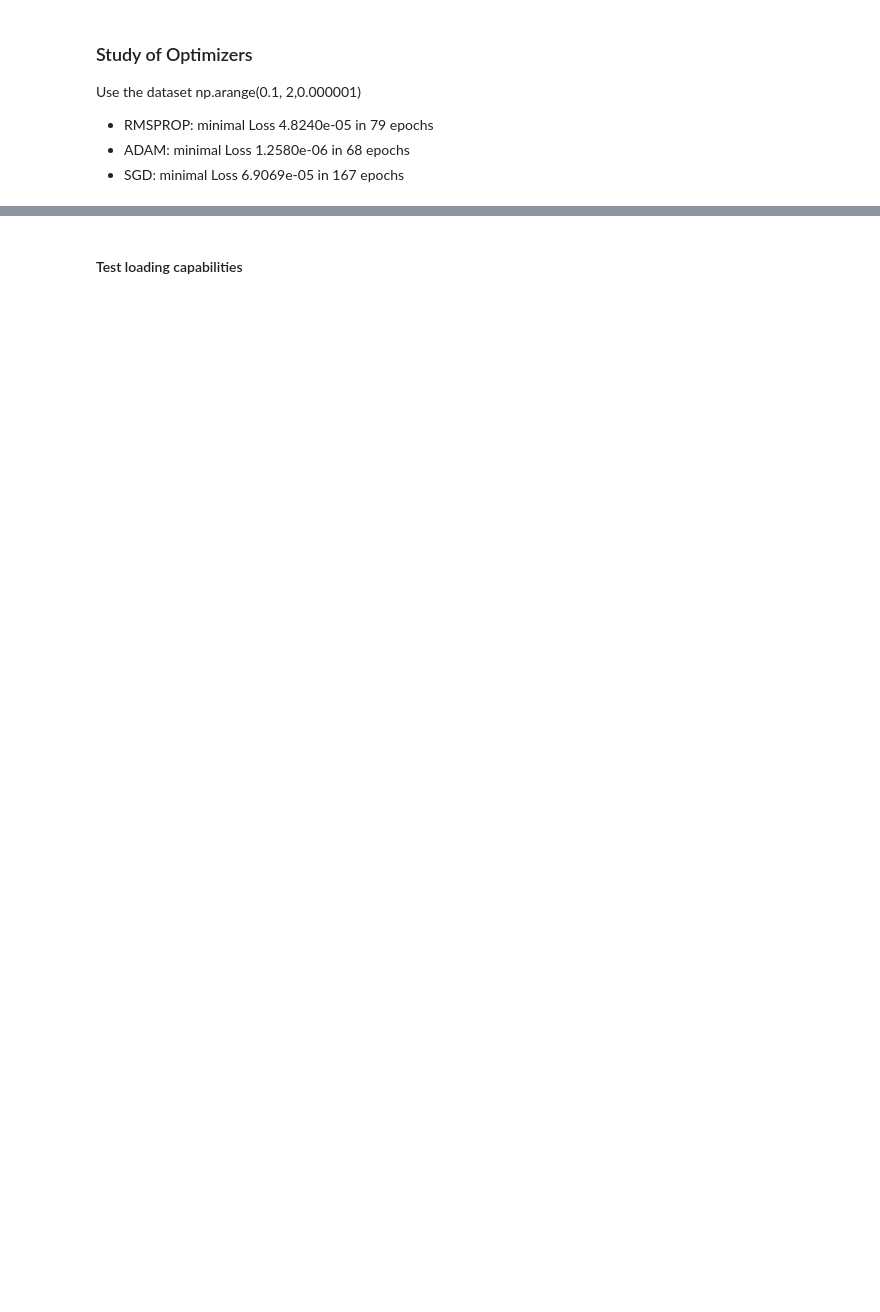
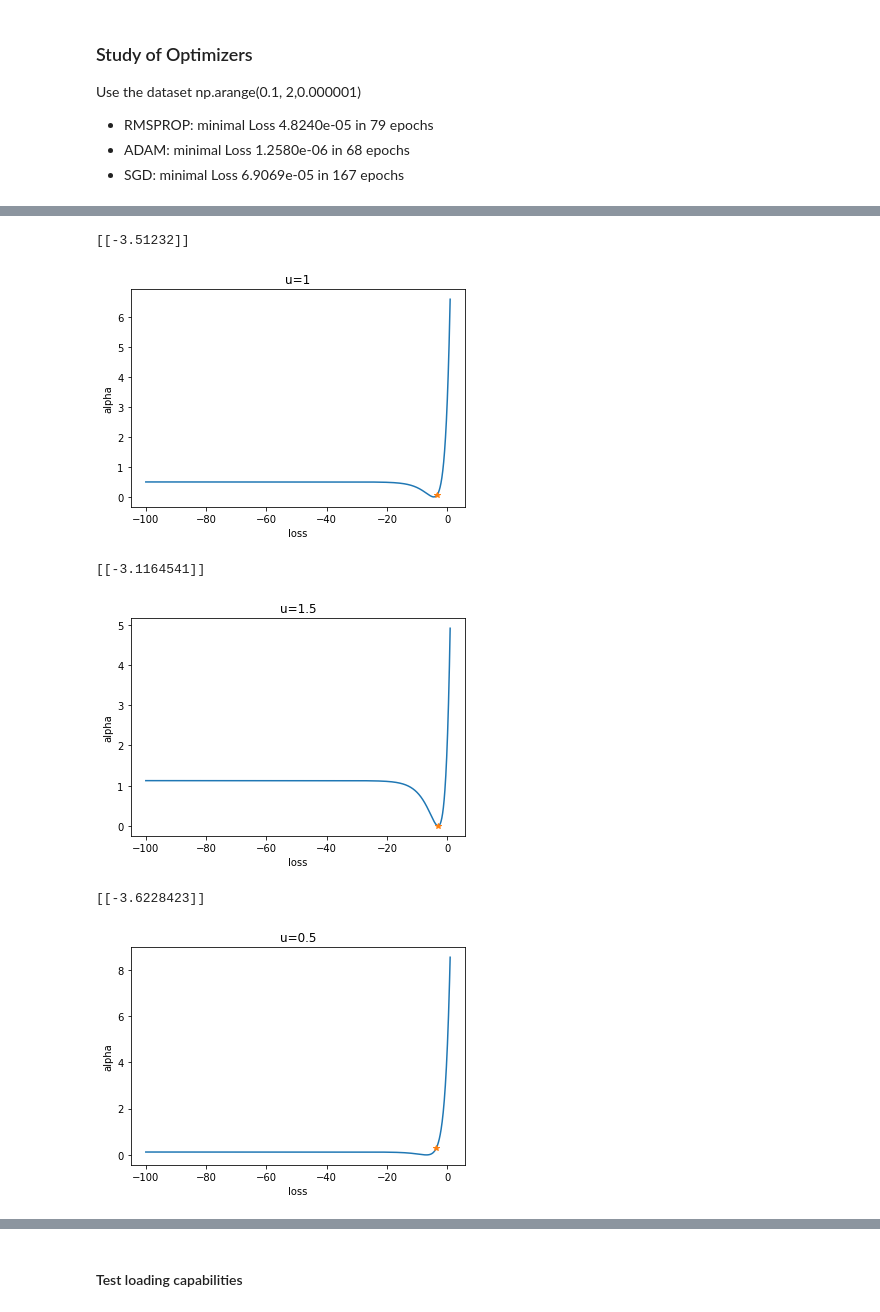
Before and after one commit to CSMMLab/KiT-RT, a Jupyter notebook: code/python/neural_entropy/EntropyTrainer.ipynb, the cells around one changed output, grey strips where cells are left out. Cells and saved outputs as stored; diff of their text form; code cells hidden in the pictures; blank space fills up the shorter version.

```diff
--- a/code/python/neural_entropy/EntropyTrainer.ipynb
+++ b/code/python/neural_entropy/EntropyTrainer.ipynb
@@ -449,39 +449,46 @@ Epoch 10/10
 pred = model.predict([1])
 print(pred)
 # plot prediction to minimal entropy
 u = 1
 alpha = np.arange(-100.0, 1.0, 0.05)
 plt.figure()
-plt.plot(alpha,custom_loss1dMBPrime(u,alpha))
-plt.plot(pred,custom_loss1dMBPrime(u,pred), marker="*")
+plt.plot(alpha,custom_loss1dMBPrime_eval(u,alpha))
+plt.plot(pred,custom_loss1dMBPrime_eval(u,pred), marker="*")
 plt.ylabel('alpha')
 plt.xlabel('loss')
 plt.title('u=1')
 plt.show()
 # plot prediction to minimal entropy
 u = 1.5
 pred = model.predict([u])
 print(pred)
 alpha = np.arange(-100.0, 1.0, 0.05)
 plt.figure()
-plt.plot(alpha,custom_loss1dMBPrime(u,alpha))
-plt.plot(pred,custom_loss1dMBPrime(u,pred), marker="*")
+plt.plot(alpha,custom_loss1dMBPrime_eval(u,alpha))
+plt.plot(pred,custom_loss1dMBPrime_eval(u,pred), marker="*")
 plt.ylabel('alpha')
 plt.xlabel('loss')
 plt.title('u=1.5')
 plt.show()
 
 u = 0.5
 pred = model.predict([u])
 print(pred)
 alpha = np.arange(-100.0, 1.0, 0.05)
 plt.figure()
-plt.plot(alpha,custom_loss1dMBPrime(u,alpha))
-plt.plot(pred,custom_loss1dMBPrime(u,pred), marker="*")
+plt.plot(alpha,custom_loss1dMBPrime_eval(u,alpha))
+plt.plot(pred,custom_loss1dMBPrime_eval(u,pred), marker="*")
 plt.ylabel('alpha')
 plt.xlabel('loss')
 plt.title('u=0.5')
 plt.show()
+# %% [output]
+[[-3.51232]]
+[figure, added]
+[[-3.1164541]]
+[figure, added]
+[[-3.6228423]]
+[figure, added]
 # %%
 # Save the model
 print(tf.version.VERSION)
```
Also changed, not shown: parts of 13 cells of this notebook, 2 other files.
